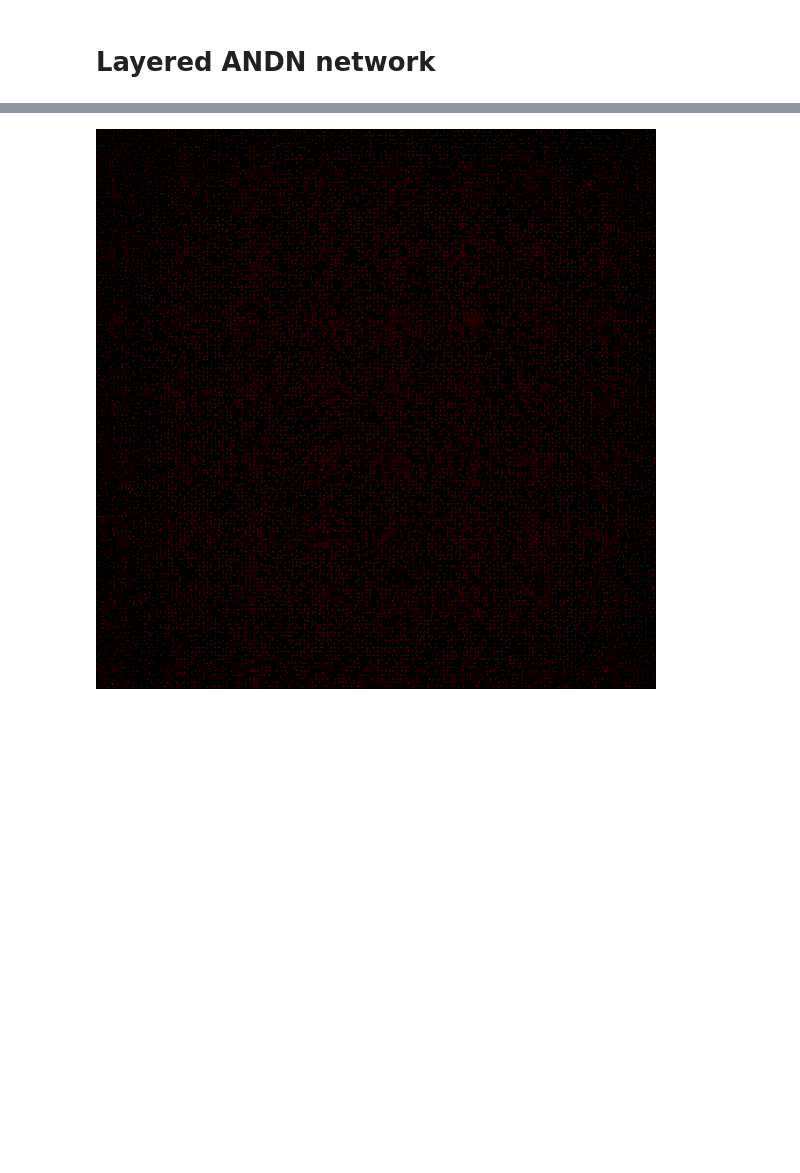
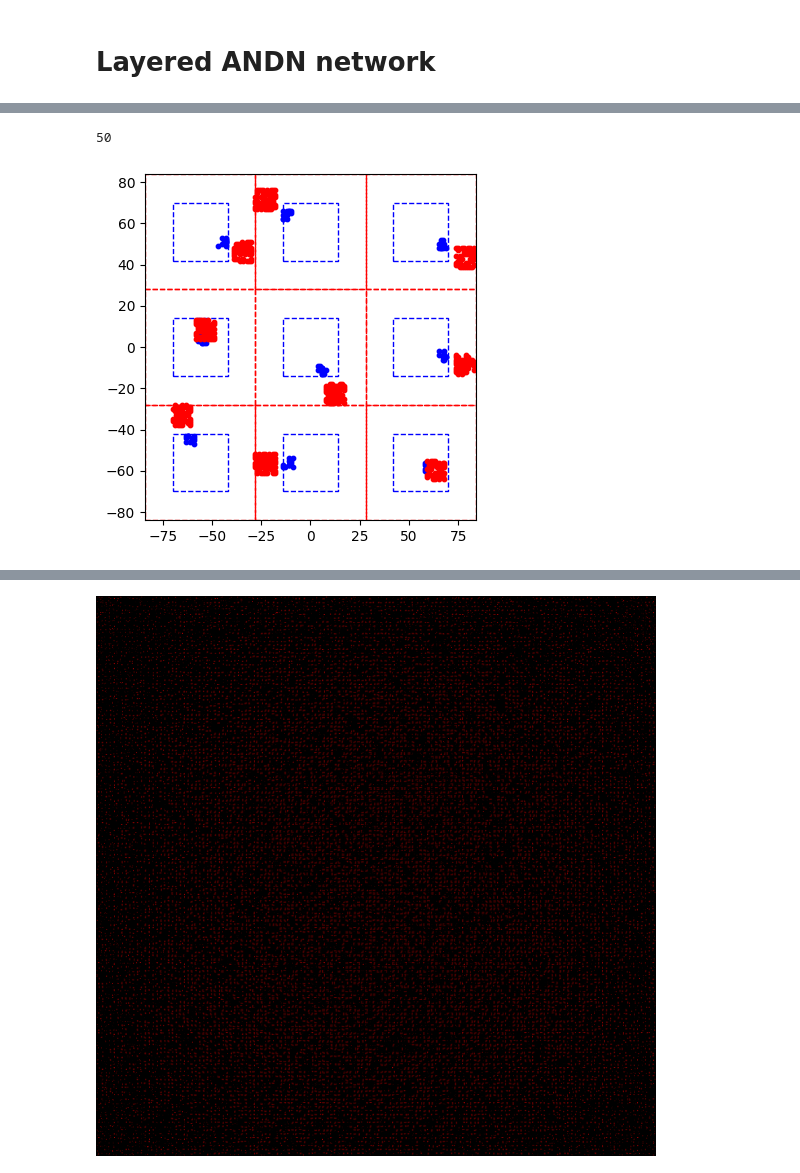
Before and after one commit to anatoli-starostin/spiky, a Jupyter notebook: workbooks/andn-lut.ipynb, the cells around one changed output, grey strips where cells are left out. Saved outputs shown, nothing was run; the diff lists cells and outputs as text; code cells hidden in the pictures; blank space fills up the shorter version.

```diff
--- a/workbooks/andn-lut.ipynb
+++ b/workbooks/andn-lut.ipynb
@@ -380,4 +382,5 @@ class ANDNNet(nn.Module):
 # %%
-layered_andn_net = ANDNNet(device)
+layered_andn_net = LUTANDNNet(device)
+layered_andn_net.layer1._andn_layer._normalize_backprop_gradients = False
 layered_andn_net
 # %% [output]
@@ -388,0 +445,71 @@ ANDNNet(
+# %%
+layer_to_vis = layered_andn_net.layer1
+grid_side = 3
+n_sources_per_detectors_group = layer_to_vis._n_detectors_in_group * LUTLayerBasic.n_lut_channels(layer_to_vis._n_anchors_per_detector, 1)
+sources_to_vis = {i * n_sources_per_detectors_group: list() for i in range(grid_side**2)}
+
+for s, t in zip(sources.cpu().numpy(), targets.cpu().numpy()):
+    if s in sources_to_vis:
+        sources_to_vis[s].append(t - layer_to_vis._andn_layer.n_input_neurons())
+
+len(sources_to_vis[0])
+# %% [output]
+50
+# %%
+import matplotlib.pyplot as plt
+import matplotlib.patches as patches
+
+input_shape = layer_to_vis._input_shape
+output_shape = layer_to_vis._andn_layer.output_shape()
+
+plot_rectangle = (max(input_shape[0], output_shape[0]), max(input_shape[1], output_shape[1]))
+
+iy = (torch.arange(input_shape[0], device=device) - input_shape[0] / 2) # * (plot_rectangle[0] / input_shape[0])
+ix = (torch.arange(input_shape[1], device=device) - input_shape[1] / 2) # * (plot_rectangle[1] / input_shape[1])
+grid_iy, grid_ix = torch.meshgrid(iy, ix, indexing='ij')
+grid_iy = grid_iy.flatten()
+grid_ix = grid_ix.flatten()
+
+oy = (torch.arange(output_shape[0], device=device) - output_shape[0] / 2) # * (plot_rectangle[0] / output_shape[0])
+ox = (torch.arange(output_shape[1], device=device) - output_shape[1] / 2) # * (plot_rectangle[1] / output_shape[1])
+grid_oy, grid_ox = torch.meshgrid(oy, ox, indexing='ij')
+grid_oy = grid_oy.flatten()
+grid_ox = grid_ox.flatten()
+
+plt.close()
+fig, ax = plt.subplots(figsize=(4,4))
+ax.set_xlim((-plot_rectangle[1] / 2) * grid_side, (plot_rectangle[1] / 2) * grid_side)
+ax.set_ylim((-plot_rectangle[0] / 2) * grid_side, (plot_rectangle[0] / 2) * grid_side)
+
+anchors = layer_to_vis._detector_anchors.reshape(layer_to_vis._n_detector_groups, -1).cpu()
+for i in range(grid_side):
+    for j in range(grid_side):
+        center_x_shift = plot_rectangle[1] * (j - (grid_side / 2) + 0.5)
+        center_y_shift = plot_rectangle[0] * ((grid_side / 2) - i - 0.5)
+        rect = patches.Rectangle(
+            (
+                center_x_shift - output_shape[1] / 2,
+                center_y_shift - output_shape[0] / 2
+            ), output_shape[1], output_shape[0],
+            fill=False, linestyle="--", linewidth=1, edgecolor="red"
+        )
+        ax.add_patch(rect)
+        rect = patches.Rectangle(
+            (
+                center_x_shift - input_shape[1] / 2,
+                center_y_shift - input_shape[0] / 2
+            ), input_shape[1], input_shape[0],
+            fill=False, linestyle="--", linewidth=1, edgecolor="blue"
+        )
+        ax.add_patch(rect)
+        sample_id = i * grid_side + j
+        ys = -grid_iy[anchors[sample_id]] + center_y_shift
+        xs = grid_ix[anchors[sample_id]] + center_x_shift
+        ax.scatter(xs.cpu().numpy(), ys.cpu().numpy(), c="blue", s=10, label="set 1")
+        ys = -grid_oy[sources_to_vis[sample_id * n_sources_per_detectors_group]] + center_y_shift
+        xs = grid_ox[sources_to_vis[sample_id * n_sources_per_detectors_group]] + center_x_shift
+        ax.scatter(xs.cpu().numpy(), ys.cpu().numpy(), c="red",  s=10, label="set 2")
+plt.tight_layout()
+plt.show()
+# %% [output]
+[figure, added]
```
Also changed, not shown: parts of 44 cells of this notebook.
